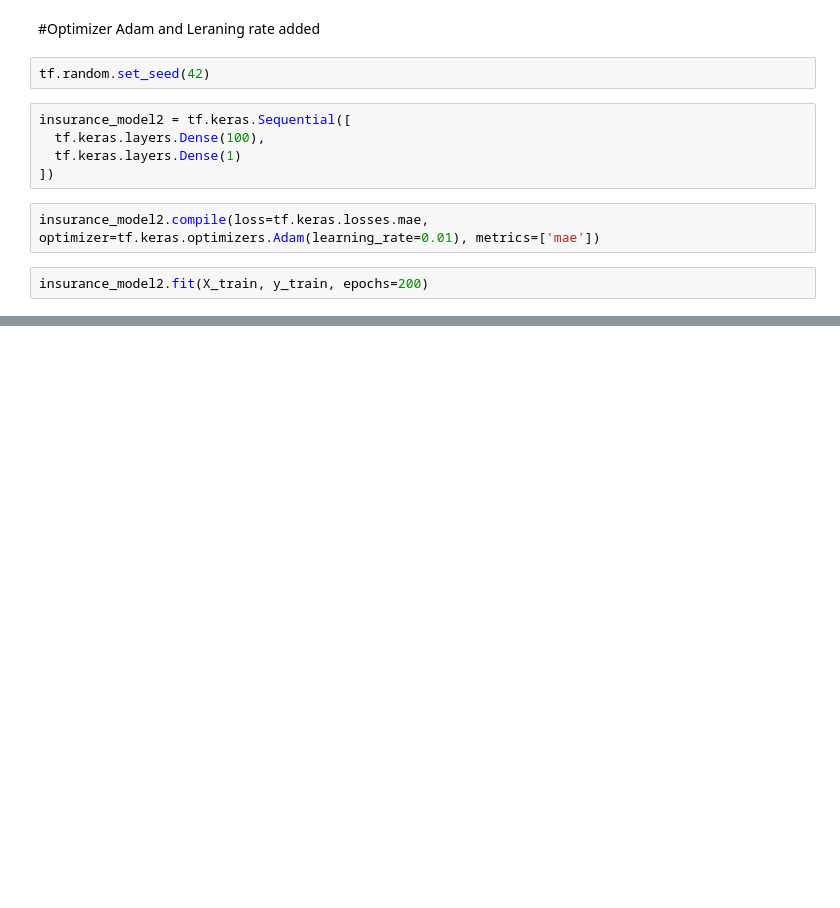
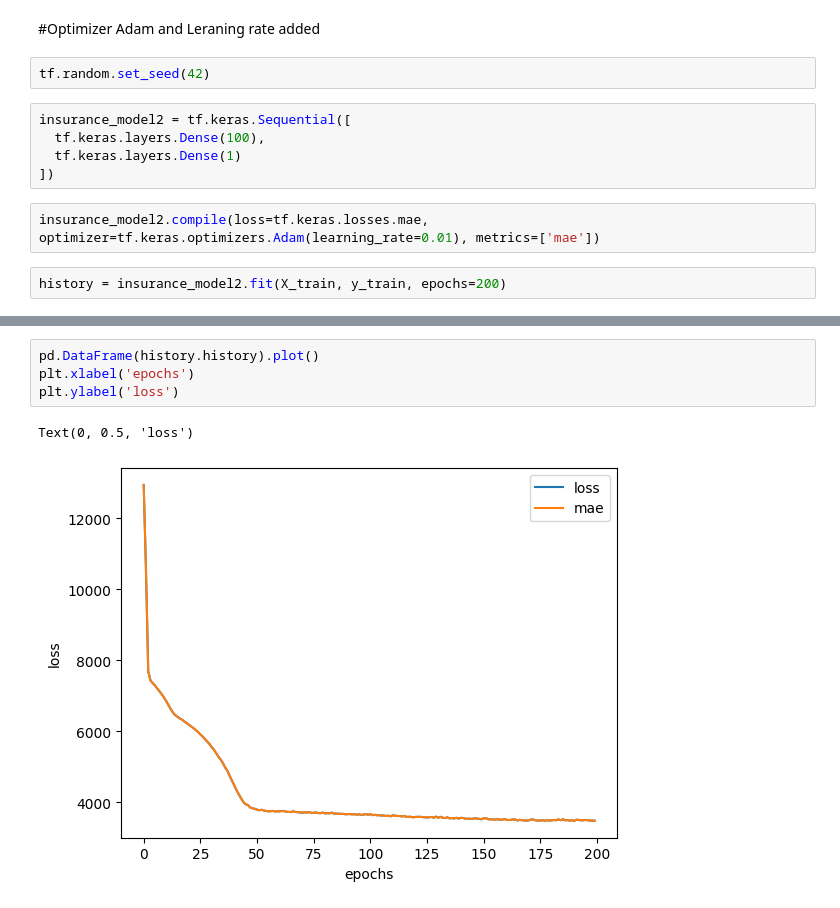
Before and after one commit to vijivenkadesh/AI_ML, a Jupyter notebook: insurance_forecast_by_using_linear_regression.ipynb, the cells around one changed output, grey strips where cells are left out. Drawn from its saved outputs; the diff is of its cells as text; blank space fills up the shorter version.

```diff
--- a/insurance_forecast_by_using_linear_regression.ipynb
+++ b/insurance_forecast_by_using_linear_regression.ipynb
@@ -105,6 +105,6 @@ insurance_model2 = tf.keras.Sequential([
 # %%
 insurance_model2.compile(loss=tf.keras.losses.mae, optimizer=tf.keras.optimizers.Adam(learning_rate=0.01), metrics=['mae'])
 # %%
-insurance_model2.fit(X_train, y_train, epochs=200)
+history = insurance_model2.fit(X_train, y_train, epochs=200)
 # %% [output]
 Epoch 1/200
@@ -137,0 +137,7 @@ insurance_model2.evaluate(X_test, y_test)
+# %%
+pd.DataFrame(history.history).plot()
+plt.xlabel('epochs')
+plt.ylabel('loss')
+# %% [output]
+Text(0, 0.5, 'loss')
+[figure, added]
```
Also changed, not shown: parts of 5 cells of this notebook.
